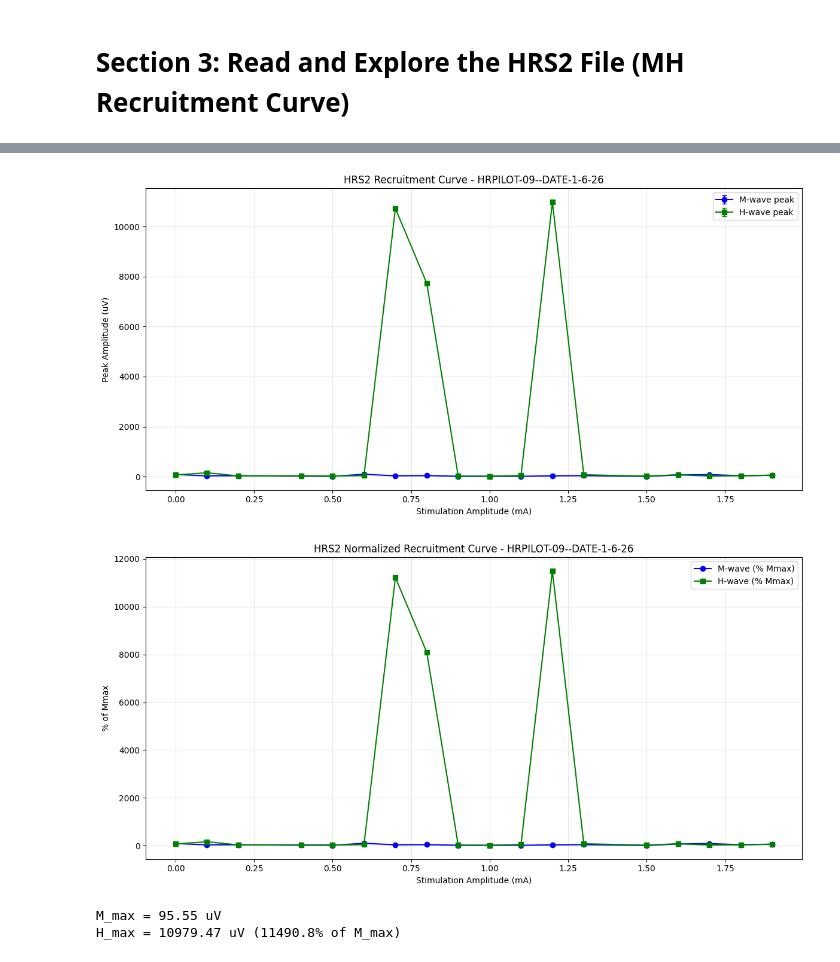
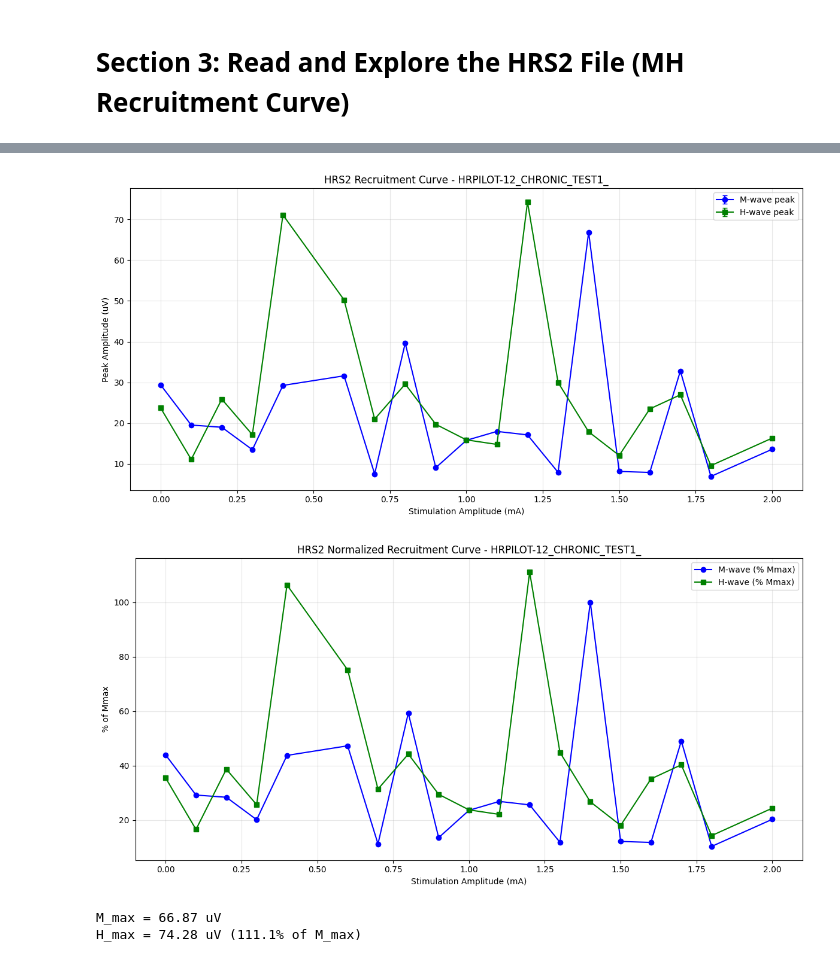
Before and after one commit to yahriels/Open-Ephys-H-Reflex-Python-Data-Analysis, a Jupyter notebook: src/open_ephys/analysis/Read_H-Reflex_App.ipynb, the cells around one changed output, grey strips where cells are left out. Cells and saved outputs as stored; diff of their text form; code cells hidden in the pictures.

```diff
--- a/src/open_ephys/analysis/Read_H-Reflex_App.ipynb
+++ b/src/open_ephys/analysis/Read_H-Reflex_App.ipynb
@@ -251,7 +261,7 @@ import os
 import glob as globmod
 
 # ---- Set your recording directory here ----
-recording_dir = "H-Reflex_APp_Recordings/HRPILOT-09--DATE-1-6-26"
+recording_dir = "HRPILOT-12_CHRONIC_TEST1_"
 
 # ---- Auto-detect .hrs1 and .hrs2 files ----
 def find_hrs_files(directory):
@@ -496,7 +506,8 @@ hrs2_header, hrs2_trials, hrs2_emg_blocks = read_hrs2(hrs2_path)
 
 print(f"=== HRS2 Header ===")
 print(f"  File:               {os.path.basename(hrs2_path)}")
-print(f"  File version:       {hrs2_header.file_version}")
+print(f"  File version:       {hrs2_header.file_version}  "
+      f"({'includes ADC sync_data' if hrs2_header.file_version >= 1 else 'no ADC sync_data -- version 0'})")
 print(f"  Subject ID:         {hrs2_header.subject_id}")
 print(f"  Session start time: {hrs2_header.session_start_time}")
 print(f"  Stage name:         {hrs2_header.stage_name}")
@@ -509,29 +520,29 @@ if len(hrs2_trials) > 0:
     print(f"\n=== First Trial ===")
     t0 = hrs2_trials[0]
     print(f"  Start time:         {t0.start_time}")
-    print(f"  Min init threshold: {t0.min_initiation_threshold:.4f}")
-    print(f"  Max init threshold: {t0.max_initiation_threshold:.4f}")
+    print(f"  Min init threshold: {t0.min_initiation_threshold:.4f} uV")
+    print(f"  Max init threshold: {t0.max_initiation_threshold:.4f} uV")
     print(f"  Stim amplitude:     {t0.stimulation_amplitude_ma:.4f} mA")
-    print(f"  Trial data length:  {len(t0.trial_data)} samples")
+    print(f"  Trial data:         {len(t0.trial_data)} samples ({len(t0.trial_data)*MS_PER_SAMPLE:.1f} ms)")
+    has_sync = len(t0.sync_data) > 1
+    print(f"  ADC sync data:      {len(t0.sync_data)} samples {'(present)' if has_sync else '(empty -- file_version 0)'}")
 
-    # Summary of all stim amplitudes
     stim_amps = [t.stimulation_amplitude_ma for t in hrs2_trials]
     unique_amps = sorted(set([round(a, 2) for a in stim_amps]))
     print(f"\n=== Stimulation Summary ===")
-    print(f"  Unique amplitudes: {unique_amps}")
-    print(f"  Total trials:      {len(hrs2_trials)}")
+    print(f"  Unique amplitudes (mA): {unique_amps}")
+    print(f"  Total trials:           {len(hrs2_trials)}")
     for amp in unique_amps:
         count = sum(1 for a in stim_amps if round(a, 2) == amp)
-        print(f"    {amp:.2f} mA: {count} trials")
+        print(f"    {amp:.2f} mA : {count} trial(s)")
 else:
-    print("\nNo trials found. The MhRecruitmentCurveTrial.save_to_file may write block_id=1 instead of 3.")
-    print("If so, all trial data was misread as EMG blocks.")
+    print("\nNo trials found.")
 
 if len(hrs2_emg_blocks) > 0:
     b0 = hrs2_emg_blocks[0]
     print(f"\n=== First EMG Block ===")
-    print(f"  Channel names:      {b0.channel_names}")
-    print(f"  Raw channels:       {len(b0.raw_channels)} x {len(b0.raw_channels[0]) if b0.raw_channels else 0}")
-    print(f"  Diff samples:       {len(b0.diff)}")
+    print(f"  Channel names:  {b0.channel_names}")
+    print(f"  Raw channels:   {len(b0.raw_channels)} x {len(b0.raw_channels[0]) if b0.raw_channels else 0} samples")
+    print(f"  Diff samples:   {len(b0.diff)}")
 # %% [output]
 === HRS2 Header ===
@@ -618,7 +724,7 @@ if len(hrs2_trials) > 0:
         for k, w in enumerate(waveforms):
             padded[k, :len(w)] = w
 
-        t_ms = (np.arange(max_len) - PRE_STIM_SAMPLES) * MS_PER_SAMPLE
+        t_ms = (np.arange(max_len) - BIN_SAMPLES) * MS_PER_SAMPLE
         avg = np.nanmean(padded, axis=0)
 
         # Plot individual traces faintly
@@ -658,7 +764,7 @@ if len(hrs2_trials) > 0:
 
     for trial in hrs2_trials:
         data = trial.trial_data
-        t_ms = (np.arange(len(data)) - PRE_STIM_SAMPLES) * MS_PER_SAMPLE
+        t_ms = (np.arange(len(data)) - BIN_SAMPLES) * MS_PER_SAMPLE
         amp_key = round(trial.stimulation_amplitude_ma, 2)
 
         # M-wave peak
@@ -684,37 +790,37 @@ if len(hrs2_trials) > 0:
     ax.errorbar(rc_amps, h_means, yerr=h_sems, fmt='s-', color='green', label='H-wave peak', capsize=3)
     ax.set_xlabel('Stimulation Amplitude (mA)')
     ax.set_ylabel('Peak Amplitude (uV)')
     ax.set_title(f'HRS2 Recruitment Curve - {hrs2_header.subject_id}')
     ax.legend()
     ax.grid(True, alpha=0.3)
     plt.tight_layout()
     plt.show()
 
     # Normalized recruitment curve
     M_max = np.max(m_means) if np.max(m_means) > 0 else 1
     m_norm = (m_means / M_max) * 100
     h_norm = (h_means / M_max) * 100
 
     fig, ax = plt.subplots(figsize=(12, 6))
     ax.plot(rc_amps, m_norm, 'o-', color='blue', label='M-wave (% Mmax)')
     ax.plot(rc_amps, h_norm, 's-', color='green', label='H-wave (% Mmax)')
     ax.set_xlabel('Stimulation Amplitude (mA)')
     ax.set_ylabel('% of Mmax')
     ax.set_title(f'HRS2 Normalized Recruitment Curve - {hrs2_header.subject_id}')
     ax.legend()
     ax.grid(True, alpha=0.3)
     plt.tight_layout()
     plt.show()
 
     print(f"M_max = {M_max:.2f} uV")
     print(f"H_max = {np.max(h_means):.2f} uV ({np.max(h_norm):.1f}% of M_max)")
 else:
     print("No HRS2 trials available for recruitment curve.")
 # %% [output]
-[figure, old version]
+[figure, new version]
-[figure, old version]
+[figure, new version]
-M_max = 95.55 uV
-H_max = 10979.47 uV (11490.8% of M_max)
+M_max = 66.87 uV
+H_max = 74.28 uV (111.1% of M_max)
 # %%
 # ---- Plot HRS2: Continuous EMG Data ----
 if len(hrs2_emg_blocks) > 0:
```
Also changed, not shown: parts of 13 cells of this notebook, 1 other file.
